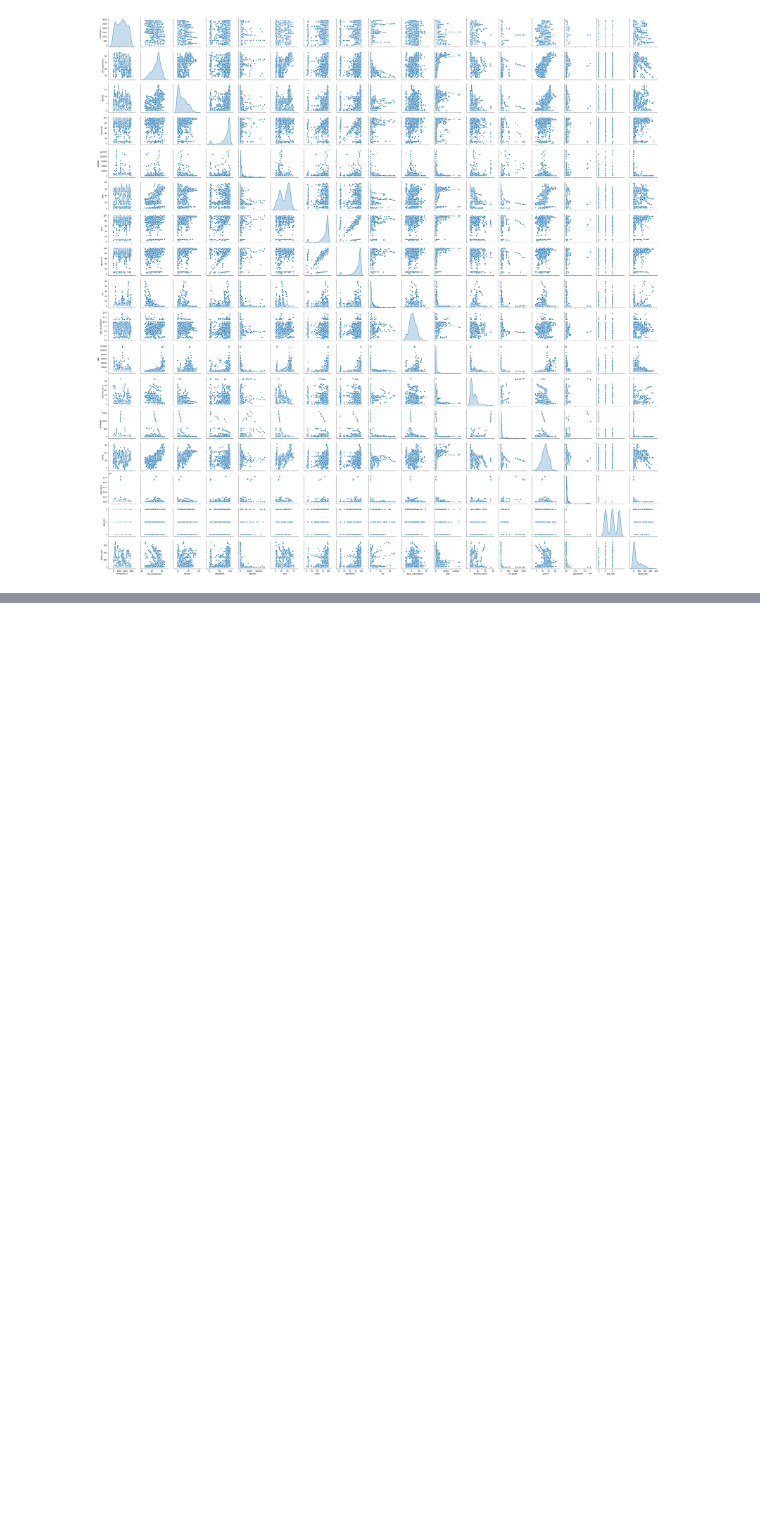
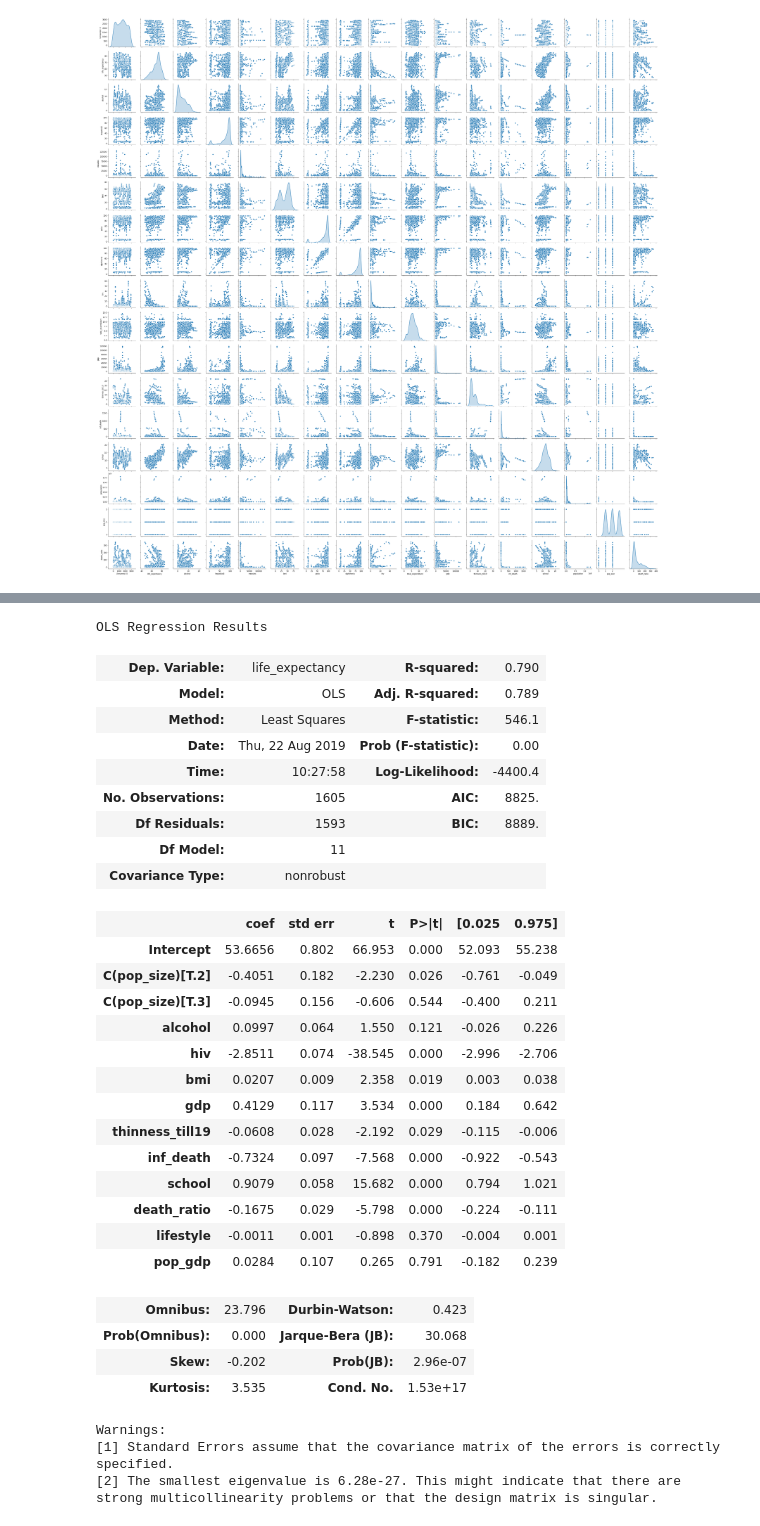
Before and after one commit to DaggerForce/Life_Expectancy_Project, a Jupyter notebook: life_expectancy.ipynb, the cells around one changed output, grey strips where cells are left out. Cells and saved outputs as stored; diff of their text form; code cells hidden in the pictures; blank space fills up the shorter version.

```diff
--- a/life_expectancy.ipynb
+++ b/life_expectancy.ipynb
@@ -177,0 +173,37 @@ lr_model.summary()
+# %%
+# first model to test our feature's significance
+lr_model = ols(formula='life_expectancy~alcohol+hiv+bmi+gdp+thinness_till19+inf_death+C(pop_size)+school+death_ratio+lifestyle+pop_gdp', data=new_df).fit()
+lr_model.summary()
+# %% [output]
+OLS Regression Results
+| Dep. Variable: | life_expectancy | R-squared: | 0.790 |
+| Model: | OLS | Adj. R-squared: | 0.789 |
+| Method: | Least Squares | F-statistic: | 546.1 |
+| Date: | Thu, 22 Aug 2019 | Prob (F-statistic): | 0.00 |
+| Time: | 10:27:58 | Log-Likelihood: | -4400.4 |
+| No. Observations: | 1605 | AIC: | 8825. |
+| Df Residuals: | 1593 | BIC: | 8889. |
+| Df Model: | 11 |  |  |
+| Covariance Type: | nonrobust |  |  |
+|  | coef | std err | t | P>|t| | [0.025 | 0.975] |
+| Intercept | 53.6656 | 0.802 | 66.953 | 0.000 | 52.093 | 55.238 |
+| C(pop_size)[T.2] | -0.4051 | 0.182 | -2.230 | 0.026 | -0.761 | -0.049 |
+| C(pop_size)[T.3] | -0.0945 | 0.156 | -0.606 | 0.544 | -0.400 | 0.211 |
+| alcohol | 0.0997 | 0.064 | 1.550 | 0.121 | -0.026 | 0.226 |
+| hiv | -2.8511 | 0.074 | -38.545 | 0.000 | -2.996 | -2.706 |
+| bmi | 0.0207 | 0.009 | 2.358 | 0.019 | 0.003 | 0.038 |
+| gdp | 0.4129 | 0.117 | 3.534 | 0.000 | 0.184 | 0.642 |
+| thinness_till19 | -0.0608 | 0.028 | -2.192 | 0.029 | -0.115 | -0.006 |
+| inf_death | -0.7324 | 0.097 | -7.568 | 0.000 | -0.922 | -0.543 |
+| school | 0.9079 | 0.058 | 15.682 | 0.000 | 0.794 | 1.021 |
+| death_ratio | -0.1675 | 0.029 | -5.798 | 0.000 | -0.224 | -0.111 |
+| lifestyle | -0.0011 | 0.001 | -0.898 | 0.370 | -0.004 | 0.001 |
+| pop_gdp | 0.0284 | 0.107 | 0.265 | 0.791 | -0.182 | 0.239 |
+| Omnibus: | 23.796 | Durbin-Watson: | 0.423 |
+| Prob(Omnibus): | 0.000 | Jarque-Bera (JB): | 30.068 |
+| Skew: | -0.202 | Prob(JB): | 2.96e-07 |
+| Kurtosis: | 3.535 | Cond. No. | 1.53e+17 |
+Warnings:
+[1] Standard Errors assume that the covariance matrix of the errors is correctly specified.
+[2] The smallest eigenvalue is 6.28e-27. This might indicate that there are
+strong multicollinearity problems or that the design matrix is singular.
```
Also changed, not shown: parts of 12 cells of this notebook.
